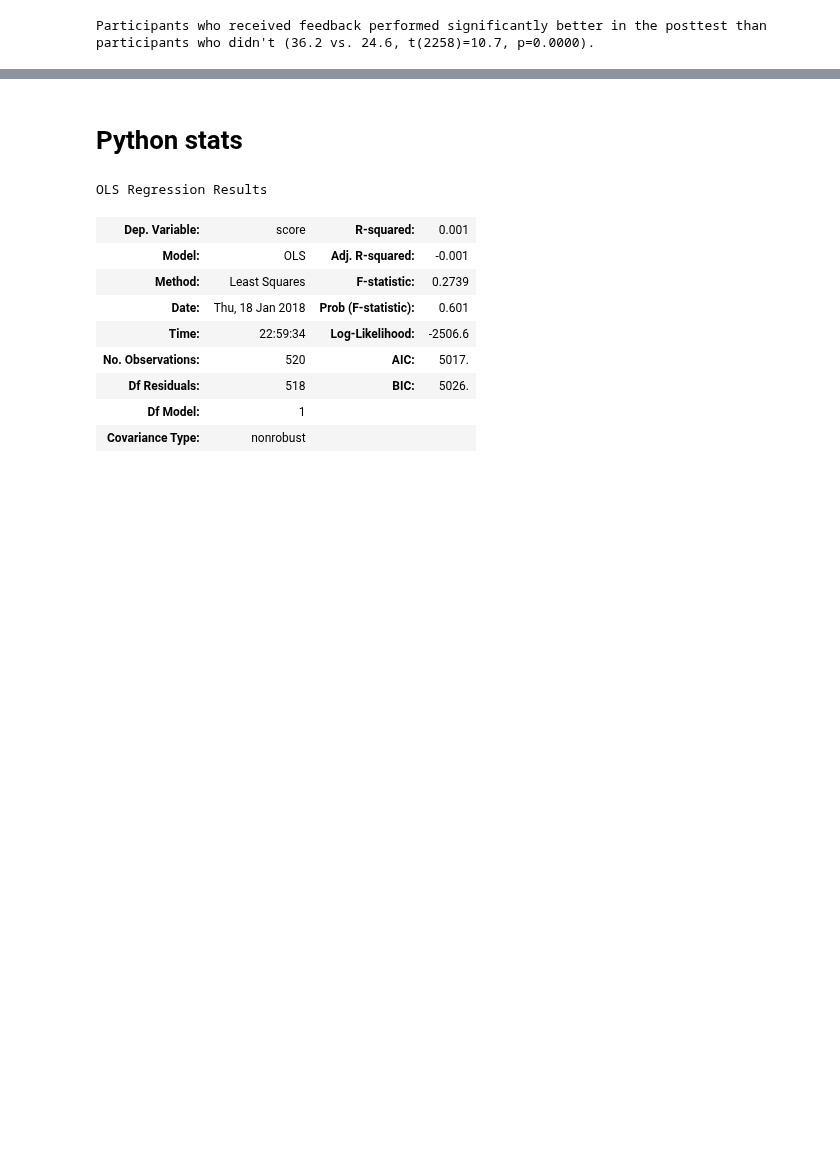
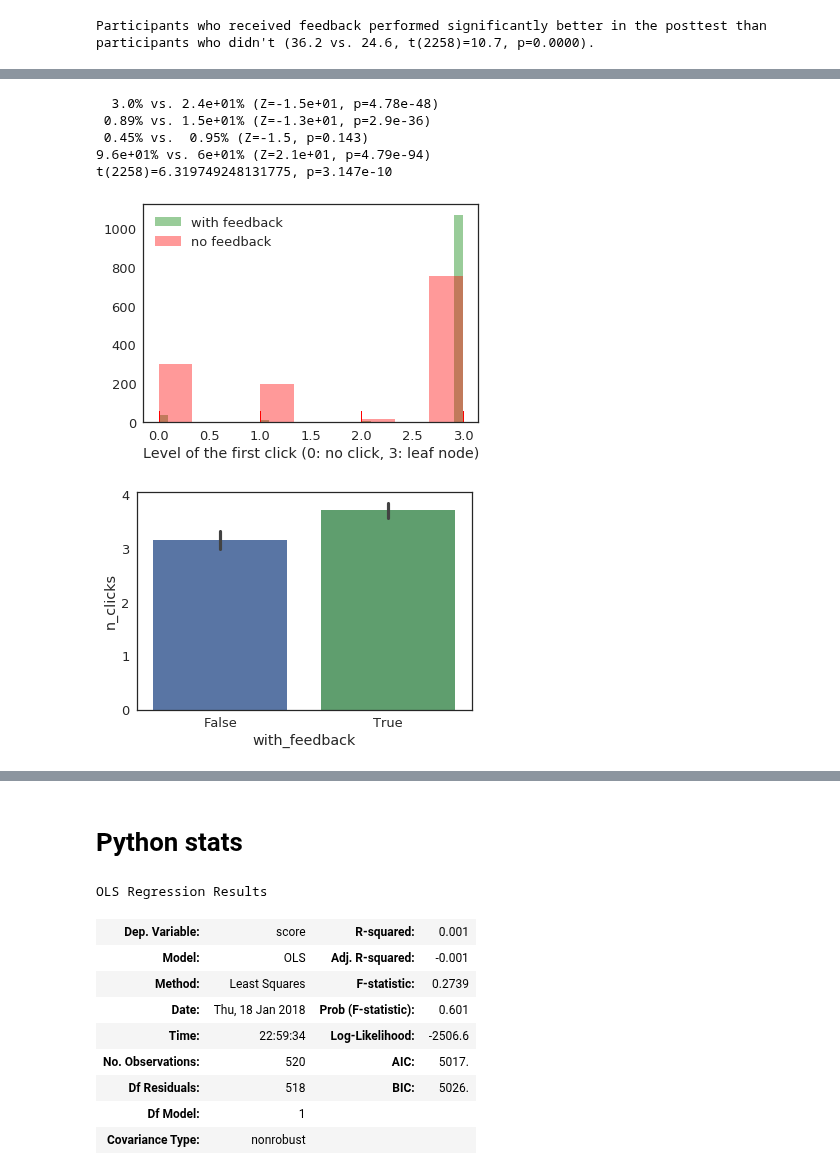
Before and after one commit to fredcallaway/planning, a Jupyter notebook: python/analyze_training_experiments.ipynb, the cells around one changed output, grey strips where cells are left out. Drawn from its saved outputs; the diff is of its cells as text; code cells hidden in the pictures; blank space fills up the shorter version.

```diff
--- a/python/analyze_training_experiments.ipynb
+++ b/python/analyze_training_experiments.ipynb
@@ -142 +140,74 @@ print(n_control)
 [figure]
+# %%
+import statsmodels.stats.proportion as proportion
+
+trial_ids = posttest['clicks'].keys()
+
+level_of_first_click = np.array([])
+nr_clicks = np.array([])
+
+nodes_by_level = dict()
+nodes_by_level[0]=[0]
+nodes_by_level[1]=[1,5,9]
+nodes_by_level[2]=[2,6,10]
+nodes_by_level[3]=[3,4,7,8,11,12]
+
+for t in trial_ids:
+    clicks = posttest['clicks'][t]
+
+    nr_clicks = np.append(nr_clicks,[len(clicks)])
+
+    if len(clicks)>0:
+        first_click = clicks[0]
+        for l in range(len(nodes_by_level)):
+            if first_click in nodes_by_level[l]:
+                level_of_first_click = np.append(level_of_first_click,[l])
+    else:
+            level_of_first_click = np.append(level_of_first_click,[0])
+
+posttest['level_of_first_click'] = pd.Series(level_of_first_click)
+
+np.mean(level_of_first_click[posttest.with_feedback]==3)
+np.mean(level_of_first_click[posttest.with_feedback==False]==3)
+
+plt.figure()
+sns.distplot(level_of_first_click[posttest.with_feedback==True], color='green', kde=False, rug=True,label='with feedback');
+sns.distplot(level_of_first_click[posttest.with_feedback==False], color='red', kde=False, rug=True,label='no feedback');
+plt.legend()
+plt.xlabel('Level of the first click (0: no click, 3: leaf node)')
+
+click_levels = [0,1,2,3]
+z = dict()
+p = dict()
+
+nr_observations_by_level_FB = np.array(click_levels)
+nr_observations_by_level_noFB = np.array(click_levels)
+
+for l in click_levels:
+    counts= np.array([ np.sum(level_of_first_click[posttest.with_feedback==True]==l),
+             np.sum(level_of_first_click[posttest.with_feedback==False]==l)])
+
+    nobs = np.array([ len(level_of_first_click[posttest.with_feedback==True]),
+             len(level_of_first_click[posttest.with_feedback==False])])
+
+    nr_observations_by_level_FB[l] = counts[0]
+    nr_observations_by_level_noFB[l] = counts[1]
+
+
+    z[l],p[l] = proportion.proportions_ztest(counts, nobs)
+
+    print('{:5.2}% vs. {:5.2}% (Z={:3.2}, p={:4.3})'.format(100*counts[0]/nobs[0], 100*counts[1]/nobs[1], z[l],p[l]))
+
+plt.figure()
+sns.barplot(x='with_feedback',y='n_clicks',data=posttest)
+
+t,p = stats.ttest_ind(posttest[posttest['pid'].isin(feedback_group.pid)].n_clicks,posttest[posttest['pid'].isin(control_group.pid)].n_clicks)
+print("t({})={}, p={:5.4}".format(N_feedback+N_control-2, t, p))
+# %% [output]
+  3.0% vs. 2.4e+01% (Z=-1.5e+01, p=4.78e-48)
+ 0.89% vs. 1.5e+01% (Z=-1.3e+01, p=2.9e-36)
+ 0.45% vs.  0.95% (Z=-1.5, p=0.143)
+9.6e+01% vs. 6e+01% (Z=2.1e+01, p=4.79e-94)
+t(2258)=6.319749248131775, p=3.147e-10
+[figure, added]
+[figure, added]
```
Also changed, not shown: parts of 3 cells of this notebook.
